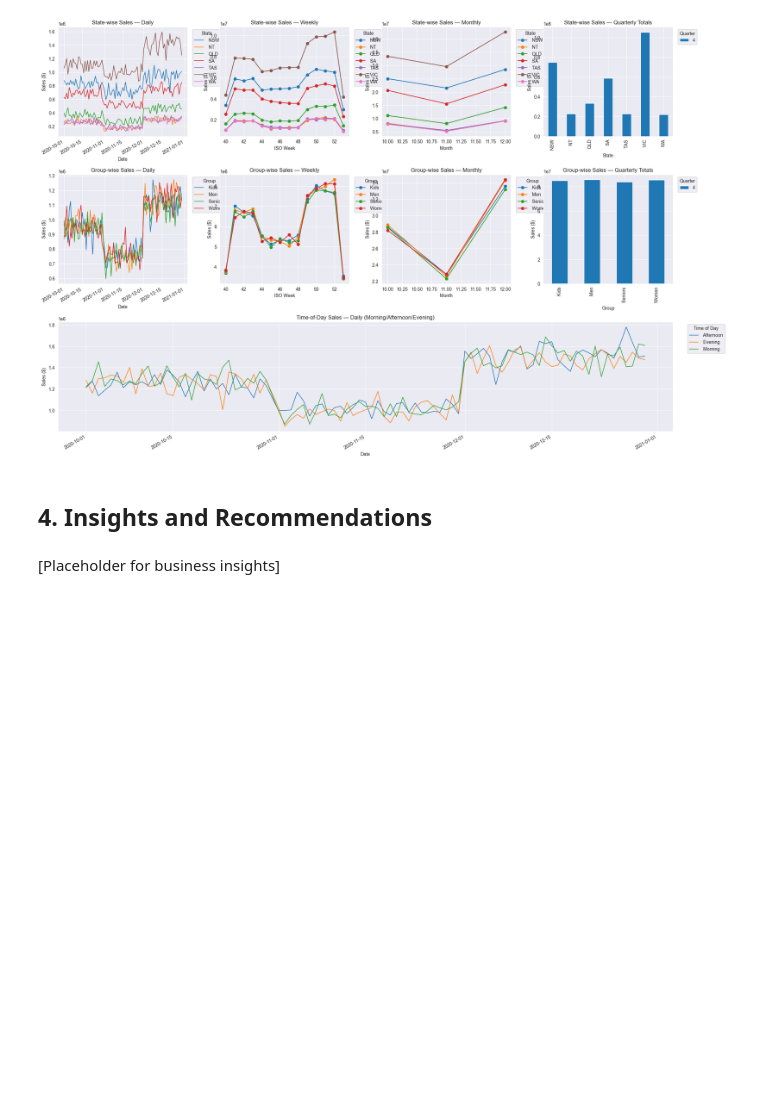
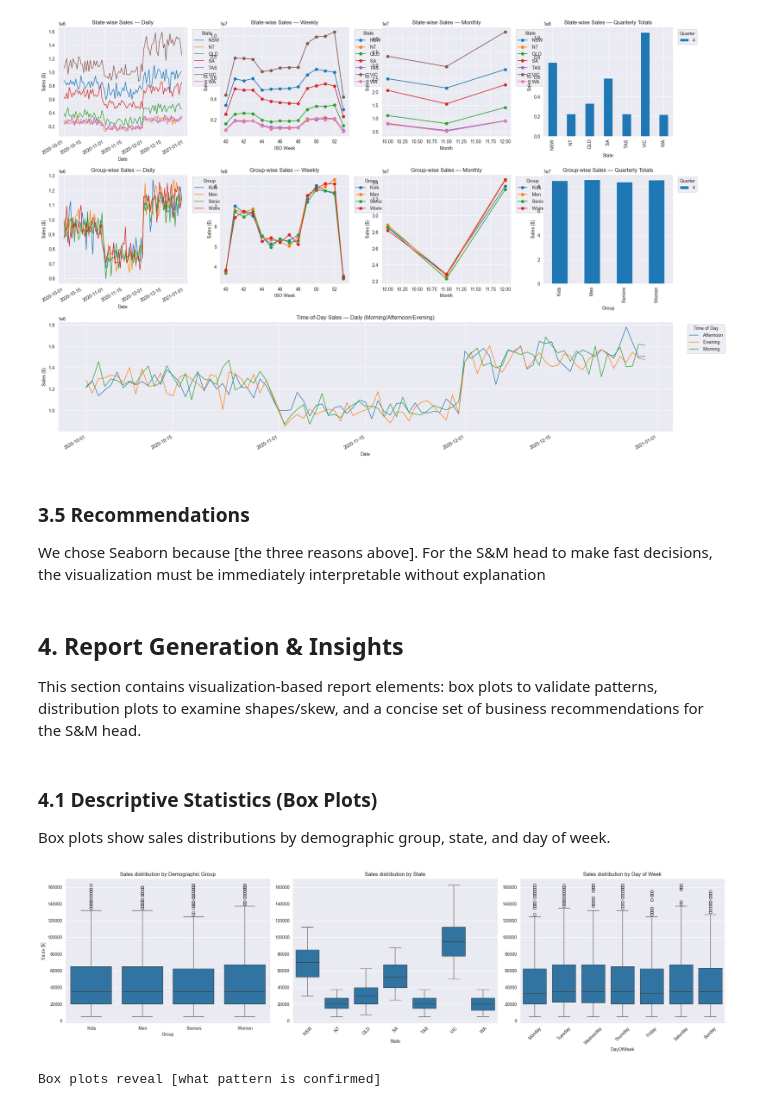
Before and after one commit to parkervw/applied-data-science-with-python-sales-analysis, a Jupyter notebook: scripts/sales_analysis.ipynb, the cells around one changed output. Cells and saved outputs as stored; diff of their text form; code cells hidden in the pictures; blank space fills up the shorter version.

Commit message:
Add Section 4: Report generation with box plots, distributions, and business insights

```diff
--- a/scripts/sales_analysis.ipynb
+++ b/scripts/sales_analysis.ipynb
@@ -460,7 +460,49 @@ print(f'Dashboard saved to: {out_file}')
 # %% [output]
 Dashboard saved to: dashboard_section_3b.png
 [figure]
+# %% [markdown]
+### 3.5 Recommendations
+We chose Seaborn because [the three reasons above]. For the S&M head to make fast decisions, the visualization must be immediately interpretable without explanation
 # %% [markdown]
-## 4. Insights and Recommendations
+## 4. Report Generation & Insights
+
+This section contains visualization-based report elements: box plots to validate patterns, distribution plots to
+examine shapes/skew, and a concise set of business recommendations for the S&M head.
-# %% [markdown]
-[Placeholder for business insights]
+# %% [markdown]
+### 4.1 Descriptive Statistics (Box Plots)
+Box plots show sales distributions by demographic group, state, and day of week.
+# %%
+# 4.1 Box plots: Sales by Group, State, Day of Week (in-memory only)
+import matplotlib.pyplot as plt
+import seaborn as sns
+sns.set_style('darkgrid')
+
+tmp = df_daily.copy()
+tmp['DayOfWeek'] = tmp['Date'].dt.day_name()
+# Order days for consistent plotting
+dow_order = ['Monday','Tuesday','Wednesday','Thursday','Friday','Saturday','Sunday']
+tmp['DayOfWeek'] = pd.Categorical(tmp['DayOfWeek'], categories=dow_order, ordered=True)
+
+fig, axes = plt.subplots(1, 3, figsize=(22, 6))
+sns.boxplot(data=tmp, x='Group', y='Sales', ax=axes[0])
+axes[0].set_title('Sales distribution by Demographic Group')
+axes[0].set_ylabel('Sales ($)')
+
+sns.boxplot(data=tmp, x='State', y='Sales', ax=axes[1])
+axes[1].set_title('Sales distribution by State')
+axes[1].set_ylabel('')
+plt.setp(axes[1].xaxis.get_majorticklabels(), rotation=45)
+
+sns.boxplot(data=tmp, x='DayOfWeek', y='Sales', ax=axes[2])
+axes[2].set_title('Sales distribution by Day of Week')
+axes[2].set_ylabel('')
+plt.setp(axes[2].xaxis.get_majorticklabels(), rotation=45)
+
+plt.tight_layout()
+plt.show()
+
+# Add short markdown-like output as a print (user requested a markdown note separately)
+print('Box plots reveal [what pattern is confirmed]')
+# %% [output]
+[figure, added]
+Box plots reveal [what pattern is confirmed]
```
Also changed, not shown: parts of 3 cells of this notebook.
